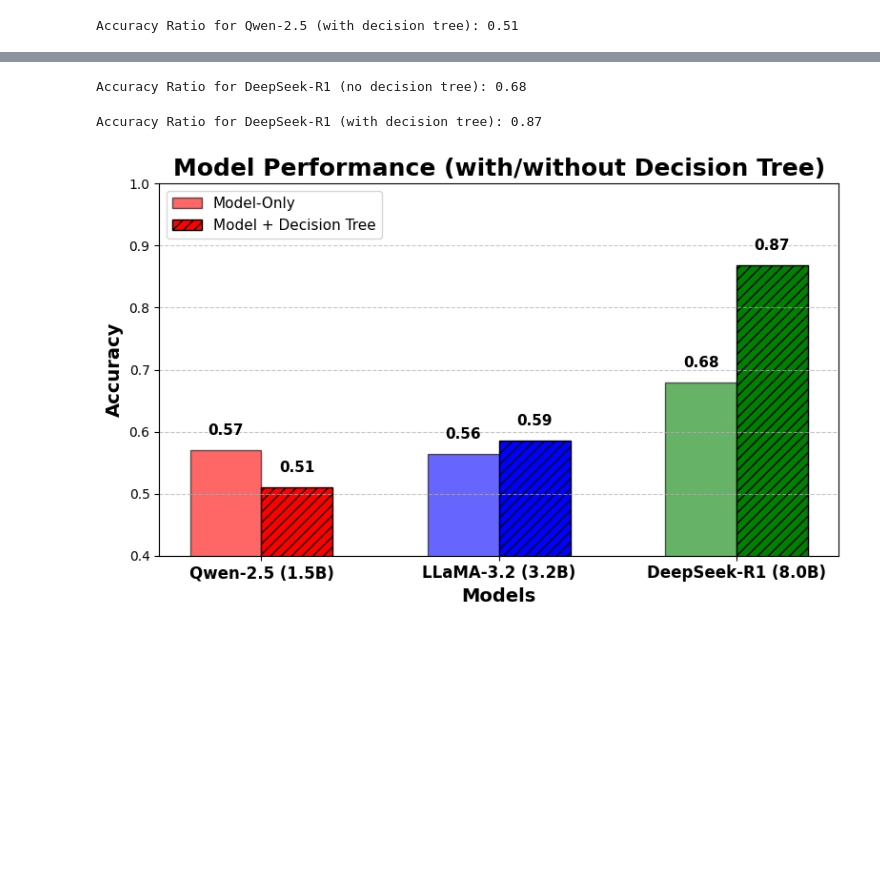
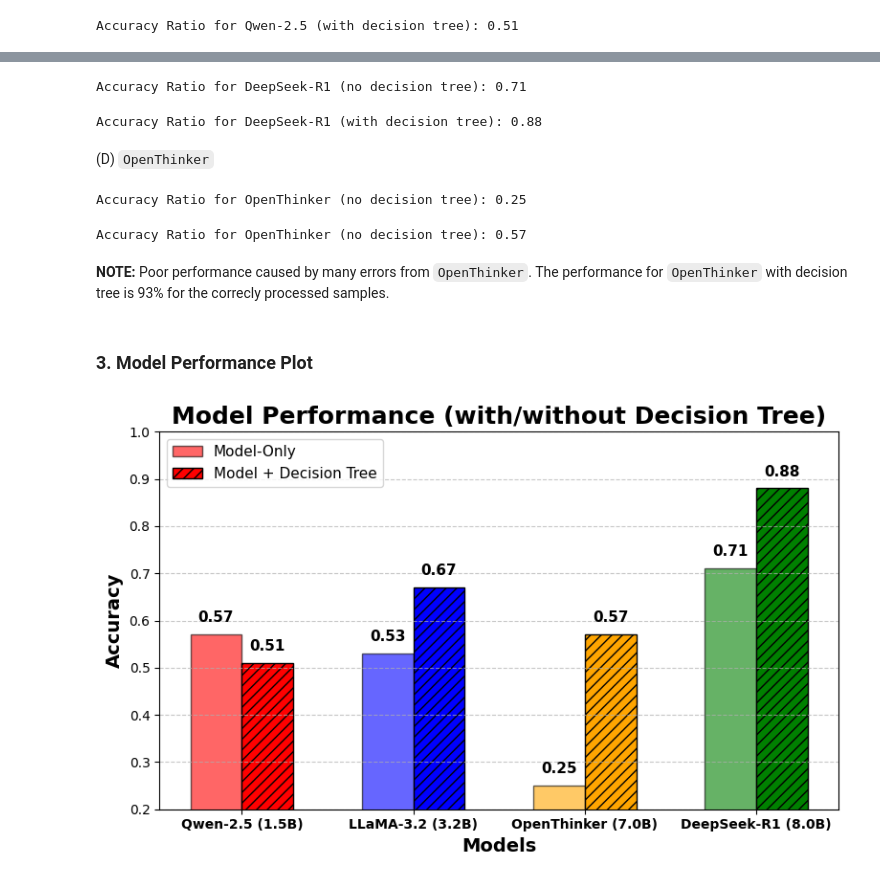
Before and after one commit to chizo4/JusTreeAI, a Jupyter notebook: jus-tree-ai/eval/performance_analysis.ipynb, the cells around one changed output, grey strips where cells are left out. Saved outputs shown, nothing was run; the diff lists cells and outputs as text; code cells hidden in the pictures; blank space fills up the shorter version.

Commit message:
Extended analysis. Uploaded all results JSON.

```diff
--- a/jus-tree-ai/eval/performance_analysis.ipynb
+++ b/jus-tree-ai/eval/performance_analysis.ipynb
@@ -94,40 +122,71 @@ Accuracy Ratio for LLaMa-3.2 (with decision tree): 0.59
 # MODEL SETUP: DeepSeek-R1, params: 8B, temperature: 0.8, decision_tree: no.
 df_deepseek_no = df_results['deepseek-r1:8b-0.8-no']
 correct_predictions = (df_deepseek_no['decision'] == df_deepseek_no['prediction']).sum()
-total_cases = len(df_deepseek_no)
+total_cases = len(df_truth)
 
 # ACCURACY RATIO: correct predictions / total cases.
 accuracy_ratio_deepseek_no = correct_predictions / total_cases if total_cases > 0 else 0.0
 df_results['deepseek-r1:8b-0.8-no']['accuracy'] = accuracy_ratio_deepseek_no
 print(f'Accuracy Ratio for DeepSeek-R1 (no decision tree): {accuracy_ratio_deepseek_no:.2f}')
 # %% [output]
-Accuracy Ratio for DeepSeek-R1 (no decision tree): 0.68
+Accuracy Ratio for DeepSeek-R1 (no decision tree): 0.71
 # %%
 # MODEL SETUP: DeepSeek-R1, params: 8B, temperature: 0.8, decision_tree: yes.
 df_deepseek_yes = df_results['deepseek-r1:8b-0.8-yes']
 correct_predictions = (df_deepseek_yes['decision'] == df_deepseek_yes['prediction']).sum()
-total_cases = len(df_deepseek_yes)
+total_cases = len(df_truth)
 
 # ACCURACY RATIO: correct predictions / total cases.
 accuracy_ratio_deepseek_yes = correct_predictions / total_cases if total_cases > 0 else 0.0
 df_results['deepseek-r1:8b-0.8-yes']['accuracy'] = accuracy_ratio_deepseek_yes
 print(f'Accuracy Ratio for DeepSeek-R1 (with decision tree): {accuracy_ratio_deepseek_yes:.2f}')
 # %% [output]
-Accuracy Ratio for DeepSeek-R1 (with decision tree): 0.87
+Accuracy Ratio for DeepSeek-R1 (with decision tree): 0.88
+# %% [markdown]
+(D) `OpenThinker`
+# %%
+# MODEL SETUP: OpenThinker, params: 7B, temperature: 0.8, decision_tree: no.
+df_openthinker_no = df_results['openthinker:7b-0.8-no']
+correct_predictions = (df_openthinker_no['decision'] == df_openthinker_no['prediction']).sum()
+total_cases = len(df_truth)
+
+# ACCURACY RATIO: correct predictions / total cases.
+accuracy_ratio_openthinker_no = correct_predictions / total_cases if total_cases > 0 else 0.0
+df_results['openthinker:7b-0.8-no']['accuracy'] = accuracy_ratio_openthinker_no
+print(f'Accuracy Ratio for OpenThinker (no decision tree): {accuracy_ratio_openthinker_no:.2f}')
+# %% [output]
+Accuracy Ratio for OpenThinker (no decision tree): 0.25
+# %%
+# MODEL SETUP: OpenThinker, params: 7B, temperature: 0.8, decision_tree: yes.
+df_openthinker_yes = df_results['openthinker:7b-0.8-yes']
+correct_predictions = (df_openthinker_yes['decision'] == df_openthinker_yes['prediction']).sum()
+total_cases = len(df_truth)
+
+# ACCURACY RATIO: correct predictions / total cases.
+accuracy_ratio_openthinker_yes = correct_predictions / total_cases if total_cases > 0 else 0.0
+df_results['openthinker:7b-0.8-yes']['accuracy'] = accuracy_ratio_openthinker_yes
+print(f'Accuracy Ratio for OpenThinker (no decision tree): {accuracy_ratio_openthinker_yes:.2f}')
+# %% [output]
+Accuracy Ratio for OpenThinker (no decision tree): 0.57
+# %% [markdown]
+**NOTE:** Poor performance caused by many errors from `OpenThinker`. The performance for `OpenThinker` with decision tree is 93% for the correcly processed samples.
+# %% [markdown]
+### 3. Model Performance Plot
 # %%
-# PERFORMANCE PLOT
 SAVE_PATH = '../../resources/plots/model_performance.png'
 
 # Load the model data.
-models = ['Qwen-2.5 (1.5B)', 'LLaMA-3.2 (3.2B)', 'DeepSeek-R1 (8.0B)']
+models = ['Qwen-2.5 (1.5B)', 'LLaMA-3.2 (3.2B)', 'OpenThinker (7.0B)', 'DeepSeek-R1 (8.0B)']
 accuracy_model_only = [
     df_results['qwen2.5:1.5b-0.8-no']['accuracy'][0],
-    df_results['llama3.2-0.8-no']['accuracy'][0],
+    df_results['llama3.2:3b-0.8-no']['accuracy'][0],
+    df_results['openthinker:7b-0.8-no']['accuracy'][0],
     df_results['deepseek-r1:8b-0.8-no']['accuracy'][0]
 ]
 accuracy_model_tree = [
     df_results['qwen2.5:1.5b-0.8-yes']['accuracy'][0],
-    df_results['llama3.2-0.8-yes']['accuracy'][0],
+    df_results['llama3.2:3b-0.8-yes']['accuracy'][0],
+    df_results['openthinker:7b-0.8-yes']['accuracy'][0],
     df_results['deepseek-r1:8b-0.8-yes']['accuracy'][0]
 ]
 
@@ -135,7 +194,7 @@ accuracy_model_tree = [
 x = np.arange(len(models))
 width = 0.3
 # Colors: Qwen (red), LLaMA (blue), DeepSeek (green).
-colors = ['red', 'blue', 'green']
+colors = ['red', 'blue', 'orange', 'green']
 # Create the plot.
 fig, ax = plt.subplots(figsize=(8, 5))
 # Adjust effects for the bars.
@@ -158,33 +217,33 @@ bars2 = ax.bar(
     label='Model + Decision Tree',
     edgecolor='black',
     hatch='///'
 )
 # Label bars.
 for bars in [bars1, bars2]:
     for bar in bars:
         height = bar.get_height()
         ax.text(
             bar.get_x() + bar.get_width()/2,
             height + 0.02,
             f'{height:.2f}',
             ha='center',
             va='bottom',
             fontsize=11,
             fontweight='bold'
         )
 # Label axes.
 ax.set_ylabel('Accuracy', fontsize=14, fontweight='bold')
 ax.set_xlabel('Models', fontsize=14, fontweight='bold')
 ax.set_title('Model Performance (with/without Decision Tree)', fontsize=18, fontweight='bold')
 ax.set_xticks(x)
-ax.set_xticklabels(models, fontsize=12, fontweight='bold')
+ax.set_xticklabels(models, fontsize=10, fontweight='bold')
 # Legend.
 ax.legend(fontsize=11, loc='upper left')
 ax.grid(axis='y', linestyle='--', alpha=0.7)
 # Render the plot and save itsc copy.
-plt.ylim(0.4, 1.0)
+plt.ylim(0.2, 1.0)
 plt.tight_layout()
 plt.savefig(SAVE_PATH, dpi=300)
 plt.show()
 # %% [output]
-[figure, old version]
+[figure, new version]
```
Also changed, not shown: parts of 21 cells of this notebook, 13 other files.
